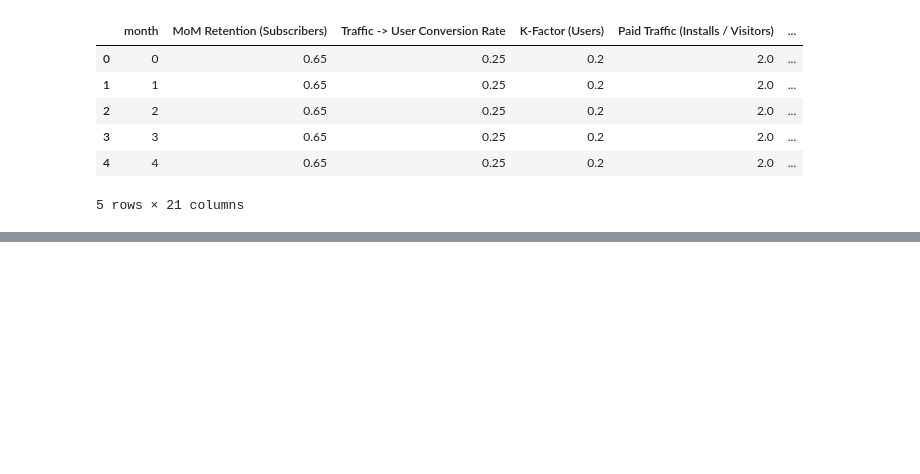
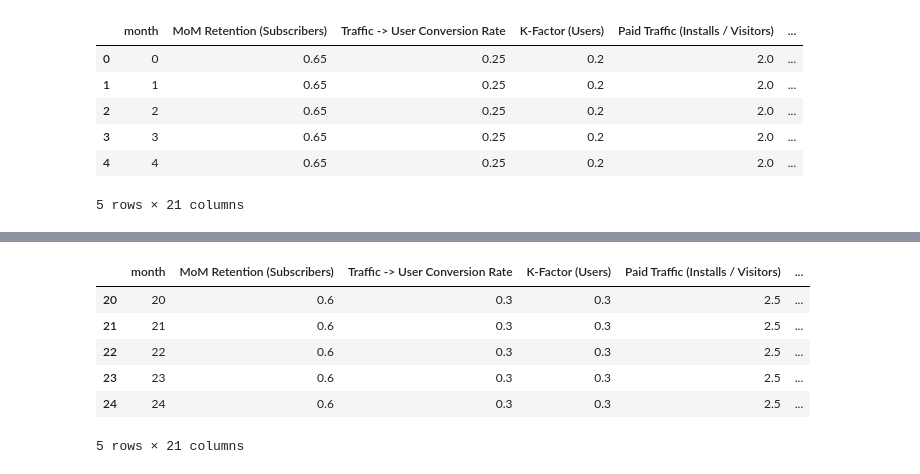
Before and after one commit to mbbau/Mash3_simulation, a Jupyter notebook: development_notebook.ipynb, the cells around one changed output, grey strips where cells are left out. Drawn from its saved outputs; the diff is of its cells as text; code cells hidden in the pictures; blank space fills up the shorter version.

```diff
--- a/development_notebook.ipynb
+++ b/development_notebook.ipynb
@@ -525,3 +525,5 @@ fig2.update_layout(
 
 
 fig2.show()
+# %%
+subscribers_prueba = subscription_growth(time_frame = 25, assumptions = assumptions)
@@ -527,0 +538,10 @@ fig2.show()
+# %%
+subscribers_prueba.tail()
+# %% [output]
+|  | month | MoM Retention (Subscribers) | Traffic -> User Conversion Rate | K-Factor (Users) | Paid Traffic (Installs / Visitors) | ... |
+| 20 | 20 | 0.6 | 0.3 | 0.3 | 2.5 | ... |
+| 21 | 21 | 0.6 | 0.3 | 0.3 | 2.5 | ... |
+| 22 | 22 | 0.6 | 0.3 | 0.3 | 2.5 | ... |
+| 23 | 23 | 0.6 | 0.3 | 0.3 | 2.5 | ... |
+| 24 | 24 | 0.6 | 0.3 | 0.3 | 2.5 | ... |
+5 rows × 21 columns
```
Also changed, not shown: parts of 8 cells of this notebook, 5 other files.
